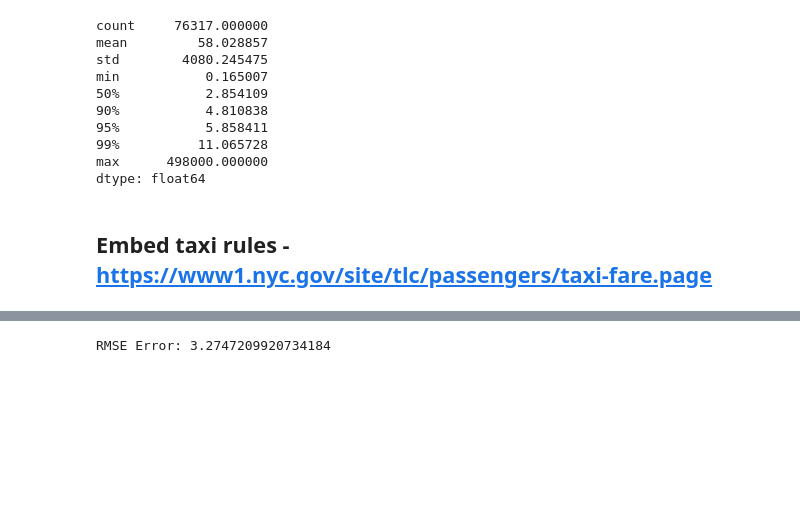
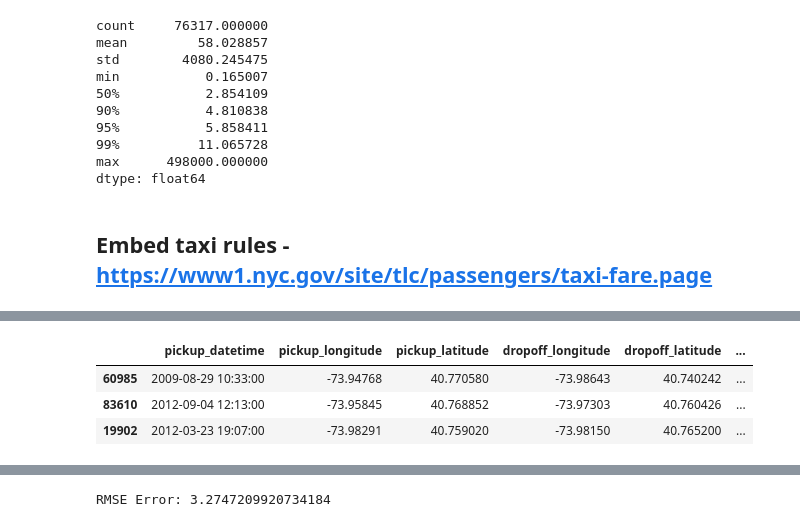
Before and after one commit to caiomiyashiro/geospatial_data_analysis, a Jupyter notebook: AMLD-2020/AMLD_2020.ipynb, the cells around one changed output, grey strips where cells are left out. Drawn from its saved outputs; the diff is of its cells as text; code cells hidden in the pictures; blank space fills up the shorter version.

```diff
--- a/AMLD-2020/AMLD_2020.ipynb
+++ b/AMLD-2020/AMLD_2020.ipynb
@@ -983,3 +973,45 @@ dtype: float64
+# %%
+## Small Example
+##
+def nn_avg_fare(df, target_col=TARGET,
+                pickup_latitude='pickup_latitude', pickup_longitude='pickup_longitude',
+                dropoff_latitude='dropoff_latitude', dropoff_longitude='dropoff_longitude',
+                pickup_datetime_col='pickup_datetime', n_neighbors=7, test_mode='test',
+                nn_avg_fare_model=None):
+
+    df_copy = df.copy()
+    minutes_since_monday_midnight = 'minutes_since_monday_midnight' # monday 00:00 = 0, tuesday 00:00 = 24, so on..
+    df_copy[minutes_since_monday_midnight] = df_copy[pickup_datetime_col].dt.dayofweek * (24*60) + \
+                                               df_copy[pickup_datetime_col].dt.hour * 60 + \
+                                               df_copy[pickup_datetime_col].dt.minute
+
+
+    nn_features = [pickup_latitude, pickup_longitude,
+                       dropoff_latitude, dropoff_longitude,
+                       minutes_since_monday_midnight]
+    nn_data = standardize_features(df_copy[nn_features])             # for k-means it's important to standardize feat.
+    nn_data[target_col] = df_copy[target_col]
+    if(test_mode == 'train'):                                        # if it's training, used dataset to create model
+        nn_avg_fare_model = KNeighborsRegressor(n_neighbors=n_neighbors)
+        nn_avg_fare_model.fit(nn_data.drop(target_col, axis=1), nn_data[target_col])
+    predictions = nn_avg_fare_model.predict(nn_data.drop(target_col, axis=1))
+    return predictions, nn_avg_fare_model
+
+#####
+#####
+df_train_temp = df_train.head(50).copy()
+df_test_temp = df_train.iloc[50:53].copy()
+df_train_temp['nn_avg_fare'], nn_avg_fare_model = nn_avg_fare(df_train_temp, test_mode='train')
+df_test_temp['nn_avg_fare'] , nn_avg_fare_model = nn_avg_fare(df_test_temp,
+                                                              test_mode='test',
+                                                              nn_avg_fare_model=nn_avg_fare_model)
+
+df_test_temp
+# %% [output]
+|  | pickup_datetime | pickup_longitude | pickup_latitude | dropoff_longitude | dropoff_latitude | ... |
+| 60985 | 2009-08-29 10:33:00 | -73.94768 | 40.770580 | -73.98643 | 40.740242 | ... |
+| 83610 | 2012-09-04 12:13:00 | -73.95845 | 40.768852 | -73.97303 | 40.760426 | ... |
+| 19902 | 2012-03-23 19:07:00 | -73.98291 | 40.759020 | -73.98150 | 40.765200 | ... |
 # %%
 def feature_pipeline_4(df, target_col=TARGET,
                               pickup_latitude='pickup_latitude', dropoff_latitude='dropoff_latitude',
```
Also changed, not shown: parts of 19 cells of this notebook, 6 other files.
